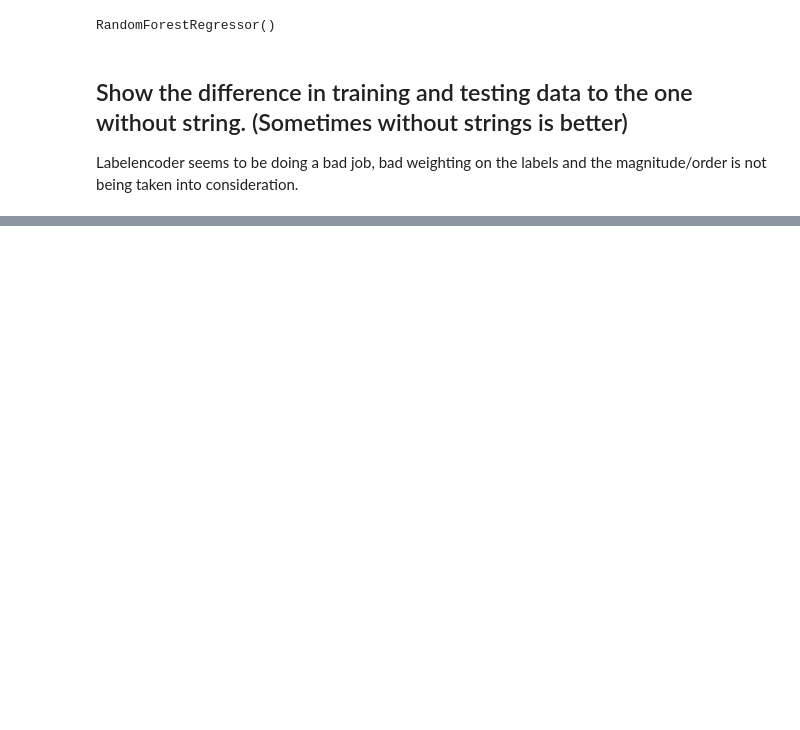
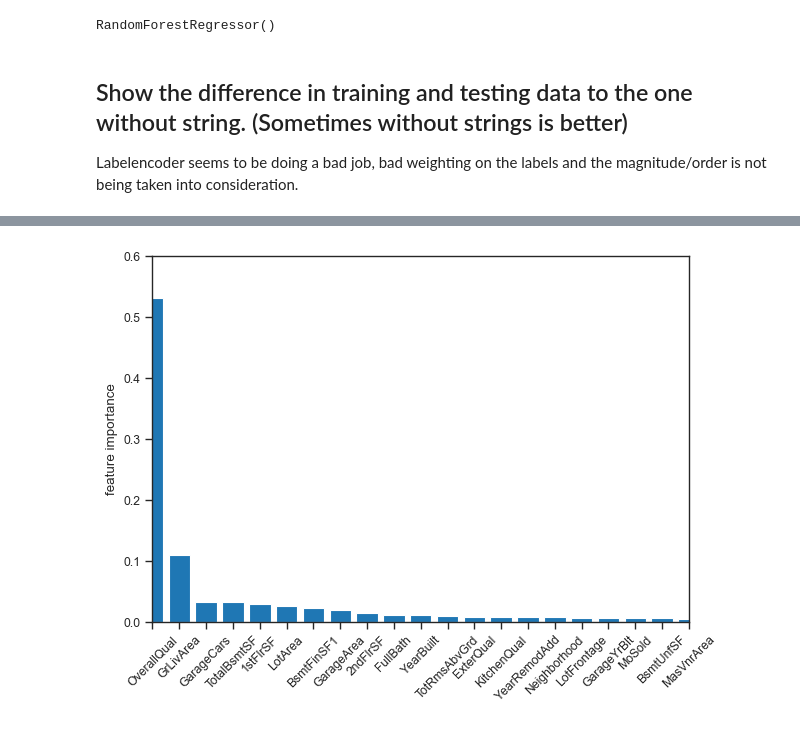
Before and after one commit to yummypugs/Data-Analytics-in-Business, a Jupyter notebook: 1.0 Housing Dataset with Strings_Ian.ipynb, the cells around one changed output, grey strips where cells are left out. Saved outputs shown, nothing was run; the diff lists cells and outputs as text; code cells hidden in the pictures; blank space fills up the shorter version.

```diff
--- a/1.0 Housing Dataset with Strings_Ian.ipynb
+++ b/1.0 Housing Dataset with Strings_Ian.ipynb
@@ -276,0 +178,4 @@ plt.show()
+# %%
+cmn.plot_feature_importance(x_val=X_train, forest=forest)
+# %% [output]
+[figure, added]
```
Also changed, not shown: parts of 28 cells of this notebook, 2 other files.
